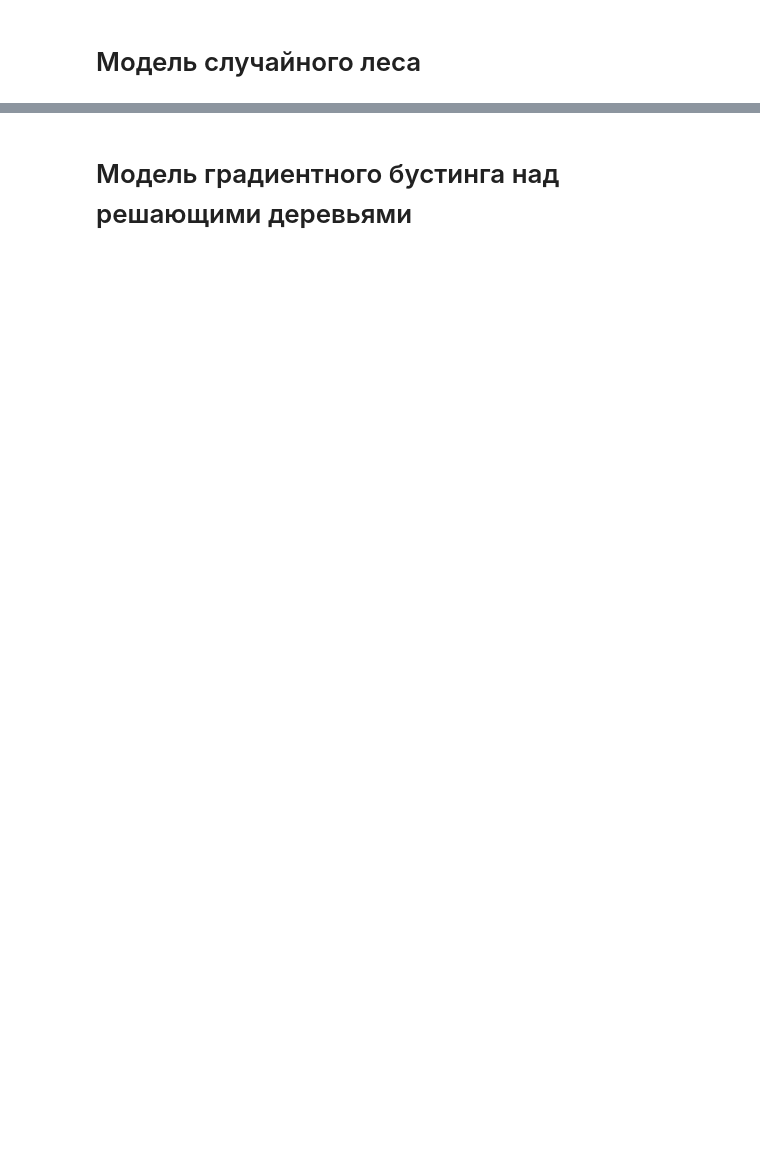
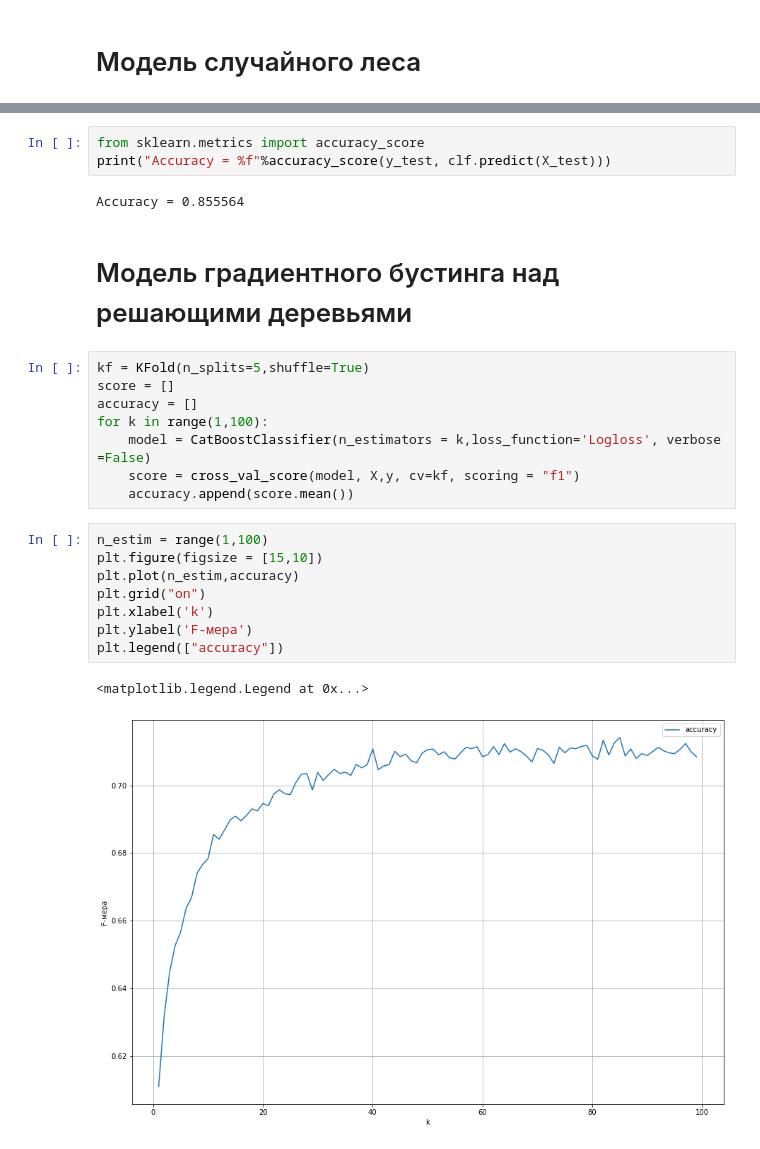
Before and after one commit to Aidar531/MasterStudying-3, a Jupyter notebook: MachineLearning/3_laba/laba_3.ipynb, the cells around one changed output, grey strips where cells are left out. Drawn from its saved outputs; the diff is of its cells as text; blank space fills up the shorter version.

```diff
--- a/MachineLearning/3_laba/laba_3.ipynb
+++ b/MachineLearning/3_laba/laba_3.ipynb
@@ -114,2 +218,26 @@ data[categorical].head()
+# %%
+from sklearn.metrics import accuracy_score
+print("Accuracy = %f"%accuracy_score(y_test, clf.predict(X_test)))
+# %% [output]
+Accuracy = 0.855564
 # %% [markdown]
 # Модель градиентного бустинга над решающими деревьями
+# %%
+kf = KFold(n_splits=5,shuffle=True)
+score = []
+accuracy = []
+for k in range(1,100):
+    model = CatBoostClassifier(n_estimators = k,loss_function='Logloss', verbose =False)
+    score = cross_val_score(model, X,y, cv=kf, scoring = "f1")
+    accuracy.append(score.mean())
+# %%
+n_estim = range(1,100)
+plt.figure(figsize = [15,10])
+plt.plot(n_estim,accuracy)
+plt.grid("on")
+plt.xlabel('k')
+plt.ylabel('F-мера')
+plt.legend(["accuracy"])
+# %% [output]
+<matplotlib.legend.Legend at 0x...>
+[figure, added]
```
Also changed, not shown: parts of 35 cells of this notebook, 6 other files.
